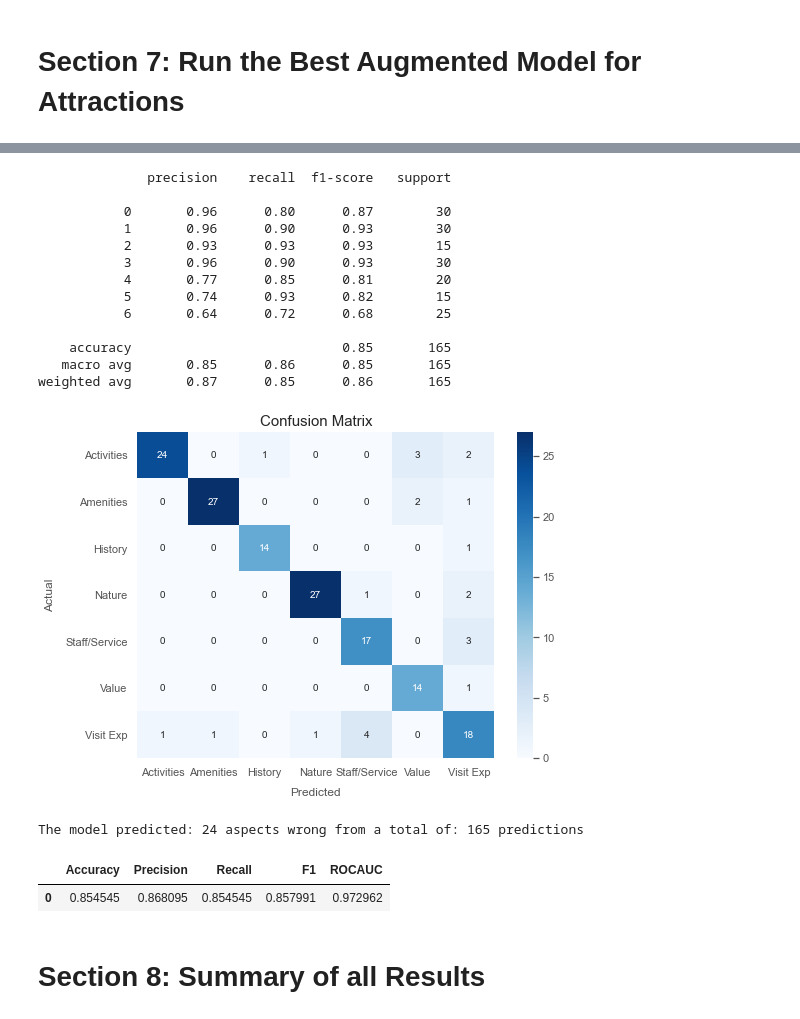
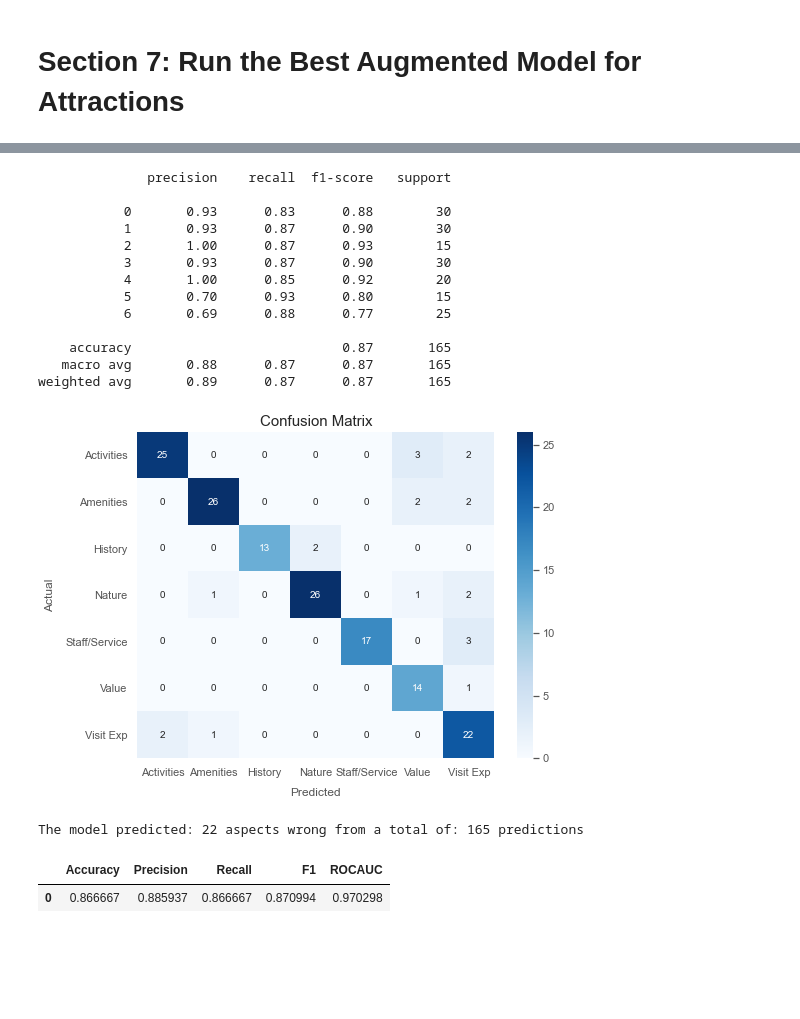
Before and after one commit to Auckland68/Arun-Travel-Reviews-Analysis, a Jupyter notebook: AspectSentimentModels/Models/Notebook12(b)AspectPredictiveModelsNeuralNetworks.ipynb, the cells around one changed output, grey strips where cells are left out. Saved outputs shown, nothing was run; the diff lists cells and outputs as text; code cells hidden in the pictures; blank space fills up the shorter version.

```diff
--- a/AspectSentimentModels/Models/Notebook12(b)AspectPredictiveModelsNeuralNetworks.ipynb
+++ b/AspectSentimentModels/Models/Notebook12(b)AspectPredictiveModelsNeuralNetworks.ipynb
@@ -1116,10 +1106,10 @@ callbacks = call(output_dir,5)
 class_weights = class_weights_attract
 # %%
 # Run encoding function on the augmented data and the original validation and test data
-X_train_attract_w, y_train_attract_e, X_val_attract_w, y_val_attract_e, X_test_attract_w, y_test_attract_e = proc_aug(insertion, X_val_attract, y_val_attract, X_test_attract, y_val_attract)
+X_train_attract_aug_w, y_train_attract_aug_e, X_val_attract_aug_w, y_val_attract_aug_e, X_test_attract_aug_w, y_test_attract_aug_e = proc_aug(insertion, X_val_attract, y_val_attract, X_test_attract, y_val_attract)
 
 # Run model using the word embeddings and the target encoded as one-hot encoding
 model_attract_insert = create_model_a()
-run_mod(model_attract_insert, X_train_attract_w, X_val_attract_w, y_train_attract_e, y_val_attract_e)
+run_mod(model_attract_insert, X_train_attract_aug_w, X_val_attract_aug_w, y_train_attract_aug_e, y_val_attract_aug_e)
 # %% [output]
 Epoch 1/50
@@ -1143,26 +1133,24 @@ Epoch 6/50
 # %%
-df_pred_attract,df_wrong_attract,y_val_integer, y_pred_class, y_pred_prob = eval(model_attract_insert, output_dir,"/weights.06.hdf5",X_val_attract_w, y_val_attract_e,y_val_attract,label_attract)
+df_pred_attract,df_wrong_attract,y_val_integer, y_pred_class, y_pred_prob = eval(model_attract_insert, output_dir,"/weights.05.hdf5",X_val_attract_aug_w, y_val_attract_aug_e,y_val_attract,label_attract)
 # %% [output]
               precision    recall  f1-score   support
 
-           0       0.96      0.80      0.87        30
-           1       0.96      0.90      0.93        30
-           2       0.93      0.93      0.93        15
-           3       0.96      0.90      0.93        30
-           4       0.77      0.85      0.81        20
-           5       0.74      0.93      0.82        15
-           6       0.64      0.72      0.68        25
+           0       0.93      0.83      0.88        30
+           1       0.93      0.87      0.90        30
+           2       1.00      0.87      0.93        15
+           3       0.93      0.87      0.90        30
+           4       1.00      0.85      0.92        20
+           5       0.70      0.93      0.80        15
+           6       0.69      0.88      0.77        25
 
-    accuracy                           0.85       165
-   macro avg       0.85      0.86      0.85       165
-weighted avg       0.87      0.85      0.86       165
+    accuracy                           0.87       165
+   macro avg       0.88      0.87      0.87       165
+weighted avg       0.89      0.87      0.87       165
-[figure, old version]
+[figure, new version]
-The model predicted: 24 aspects wrong from a total of: 165 predictions
+The model predicted: 22 aspects wrong from a total of: 165 predictions
 # %%
 results4 = metric_results(y_val_attract_e,y_val_integer,y_pred_class,y_pred_prob)
 results4
 # %% [output]
 |  | Accuracy | Precision | Recall | F1 | ROCAUC |
-| 0 | 0.854545 | 0.868095 | 0.854545 | 0.857991 | 0.972962 |
+| 0 | 0.866667 | 0.885937 | 0.866667 | 0.870994 | 0.970298 |
-# %% [markdown]
-# Section 8: Summary of all Results
```
Also changed, not shown: parts of 94 cells of this notebook.
